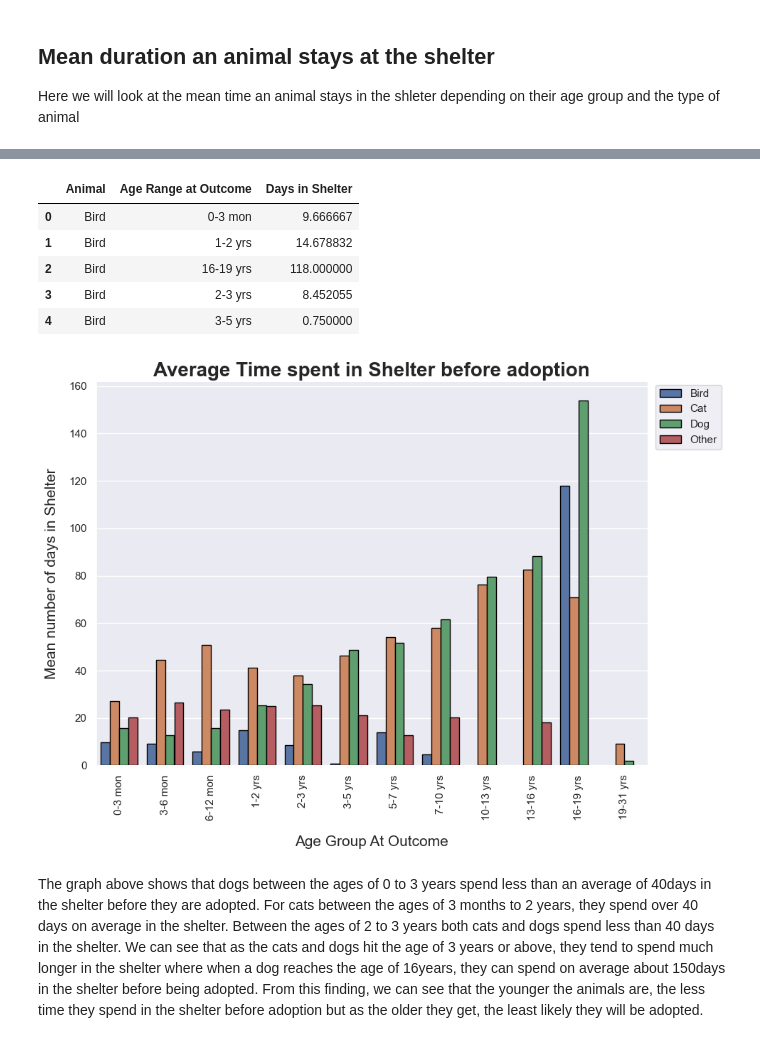
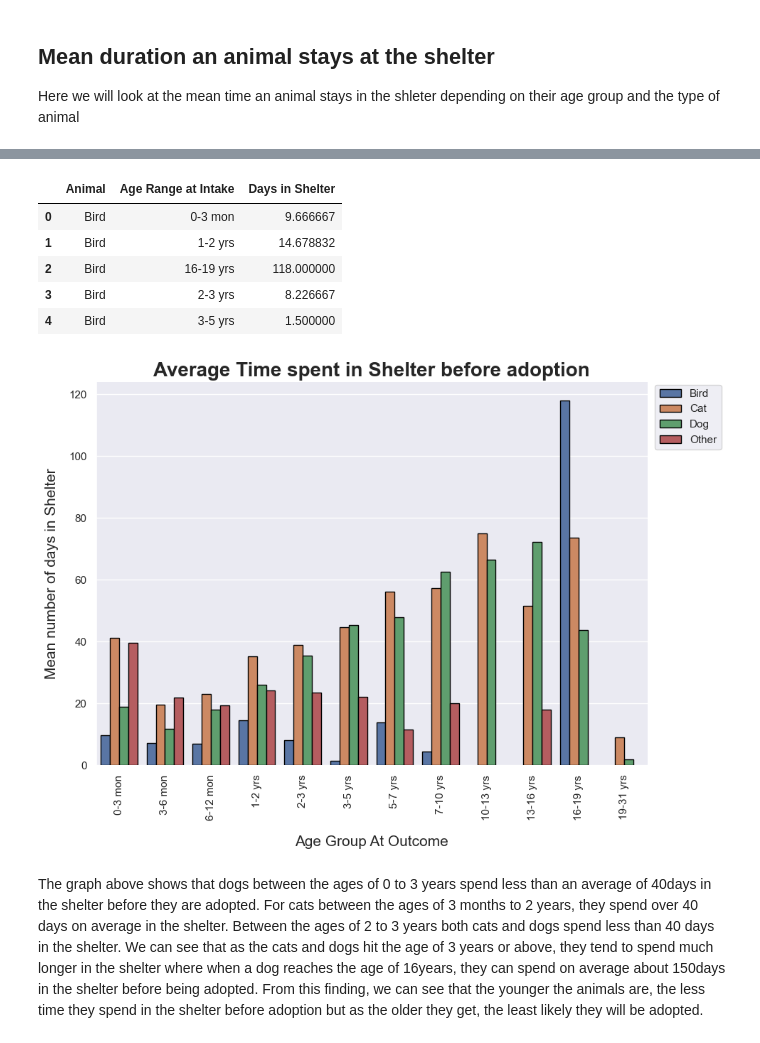
Before and after one commit to a-messmer/AAC_prelim_data_analysis_project, a Jupyter notebook: TSA-questions.ipynb, the cells around one changed output, grey strips where cells are left out. Saved outputs shown, nothing was run; the diff lists cells and outputs as text; code cells hidden in the pictures.

Commit message:
Add files via upload
Changed graph for Q2 to focus on animal age group at intake

```diff
--- a/TSA-questions.ipynb
+++ b/TSA-questions.ipynb
@@ -193,36 +194,33 @@ animal_shelter_adopt = shelter_copy[shelter_copy['Outcome Type'] == 'Adoption']
 animal_shelter_adopt
 
 animal_shelter_time = animal_shelter_adopt.groupby(['Animal',
-                                      'Age Range at Outcome'])['Days in Shelter'].mean().reset_index()
+                                      'Age Range at Intake'])['Days in Shelter'].mean().reset_index()
 
 animal_shelter_time.head(5)
 # %% [output]
-|  | Animal | Age Range at Outcome | Days in Shelter |
+|  | Animal | Age Range at Intake | Days in Shelter |
 | 0 | Bird | 0-3 mon | 9.666667 |
 | 1 | Bird | 1-2 yrs | 14.678832 |
 | 2 | Bird | 16-19 yrs | 118.000000 |
-| 3 | Bird | 2-3 yrs | 8.452055 |
-| 4 | Bird | 3-5 yrs | 0.750000 |
+| 3 | Bird | 2-3 yrs | 8.226667 |
+| 4 | Bird | 3-5 yrs | 1.500000 |
 # %%
-import seaborn as sns
-
-
 age_order = ['0-3 mon', '3-6 mon', '6-12 mon', '1-2 yrs', '2-3 yrs', '3-5 yrs', '5-7 yrs', '7-10 yrs', '10-13 yrs', '13-16 yrs', '16-19 yrs', '19-31 yrs']
 
-bar = sns.barplot(x='Age Range at Outcome', y='Days in Shelter',
+bar = sns.barplot(x='Age Range at Intake', y='Days in Shelter',
                   hue='Animal', data=animal_shelter_time, order=age_order, edgecolor='black')
 
 bar.set_title('Average Time spent in Shelter before adoption', fontsize=20, fontweight='bold')
 bar.set_ylabel('Mean number of days in Shelter', fontsize=15, labelpad=10)
 bar.set_xlabel('Age Group At Outcome', fontsize=15, labelpad=15)
 bar.set_xticklabels(bar.get_xticklabels(), rotation=90)
 sns.set(rc={"figure.figsize": (10,7)})
 sns.despine(bottom=True)
 
 plt.legend(bbox_to_anchor=(1.01, 1), loc=2, borderaxespad=0.2)
 plt.show()
 # %% [output]
-[figure, old version]
+[figure, new version]
 # %% [markdown]
 The graph above shows that dogs between the ages of 0 to 3 years spend less than an average of 40days in the shelter before they are adopted. For cats between the ages of 3 months to 2 years, they spend over 40 days on average in the shelter. Between the ages of 2 to 3 years both cats and dogs spend less than 40 days in the shelter.
 We can see that as the cats and dogs hit the age of 3 years or above, they tend to spend much longer in the shelter where when a dog reaches the age of 16years, they can spend on average about 150days in the shelter before being adopted.
```
Also changed, not shown: parts of 8 cells of this notebook.
